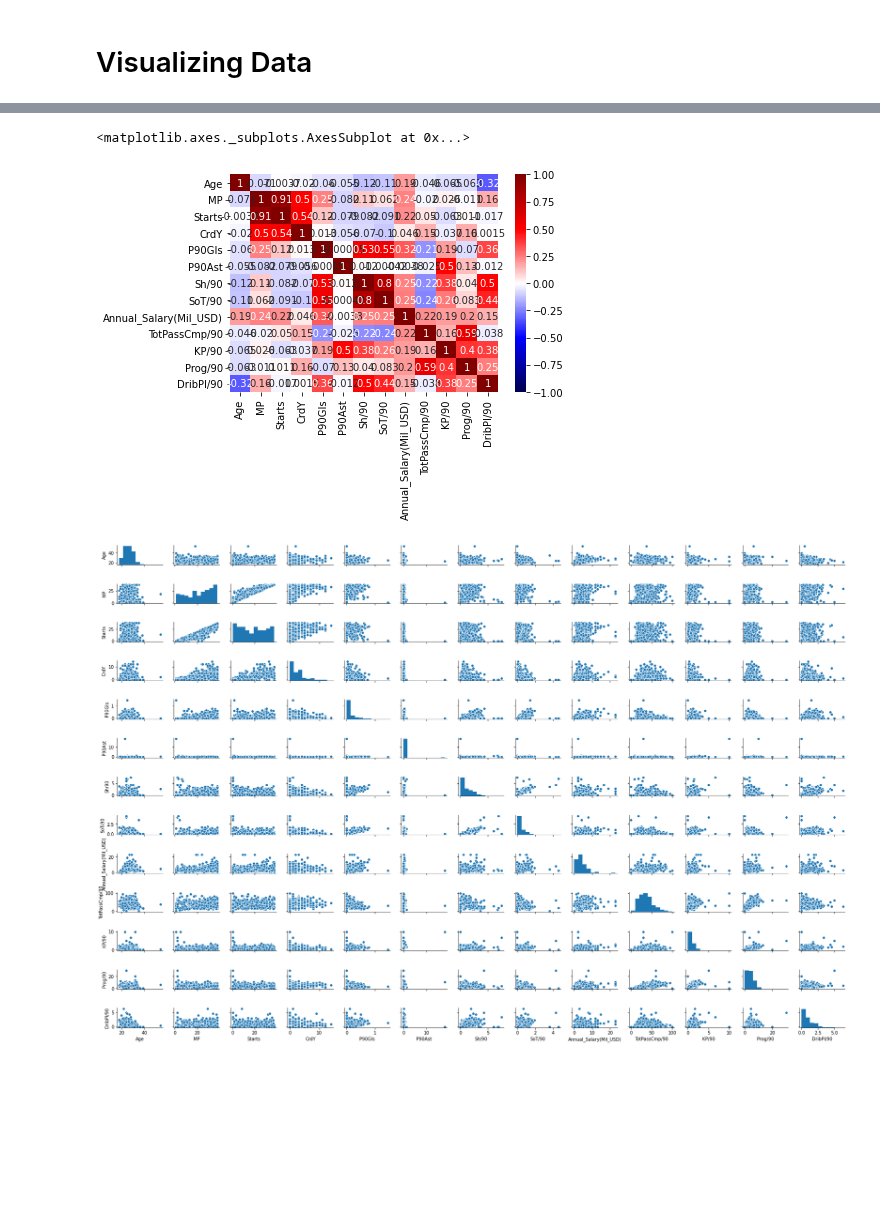
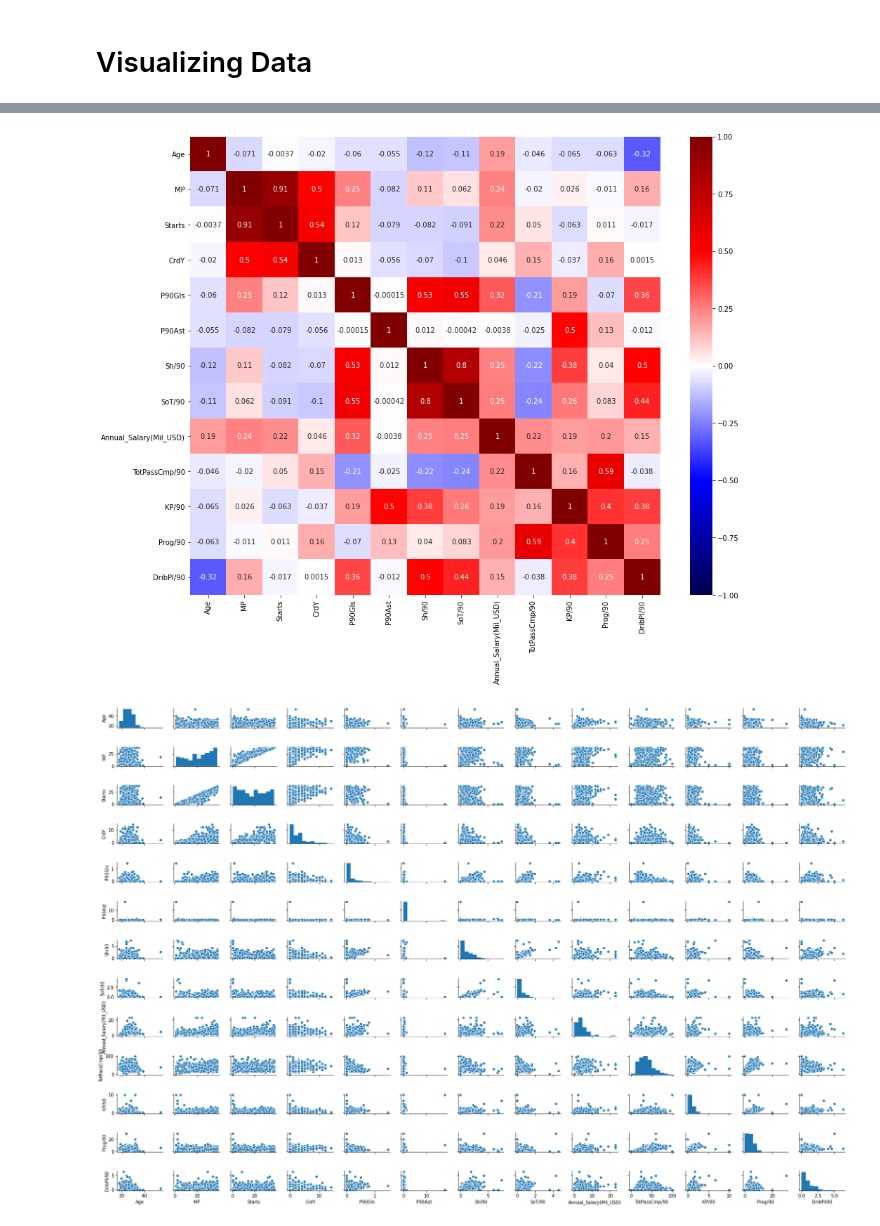
Before and after one commit to eunchanity/davids_repo, a Jupyter notebook: projects/project2_premierleague_salary/notebooks/project2_premleague_salary_linreg.ipynb, the cells around one changed output, grey strips where cells are left out. Cells and saved outputs as stored; diff of their text form; code cells hidden in the pictures; blank space fills up the shorter version.

Commit message:
changes to images and updating project 4

```diff
--- a/projects/project2_premierleague_salary/notebooks/project2_premleague_salary_linreg.ipynb
+++ b/projects/project2_premierleague_salary/notebooks/project2_premleague_salary_linreg.ipynb
@@ -171,11 +171,12 @@ premleague.corr()
 | Prog/90 | -0.062571 | -0.011342 | 0.010532 | 0.162300 | -0.070087 | 0.125084 | 0.040483 | 0.082598 | 0.200619 | ... |
 | DribPl/90 | -0.323451 | 0.160285 | -0.017432 | 0.001507 | 0.360497 | -0.011564 | 0.499797 | 0.436314 | 0.153884 | ... |
 # %%
+plt.figure(figsize = (15,12))
 sns.heatmap(premleague.corr(), cmap='seismic', annot=True, vmin=-1, vmax=1)
-#plt.savefig('heatmap.png', dpi=600)
+
+plt.savefig('heatmap.png', dpi=600)
 # %% [output]
-<matplotlib.axes._subplots.AxesSubplot at 0x...>
-[figure, old version]
+[figure, new version]
 # %%
 sns.pairplot(premleague, height=1.2, aspect=1.5)
 # %% [output]
```
Also changed, not shown: 27 other files.
